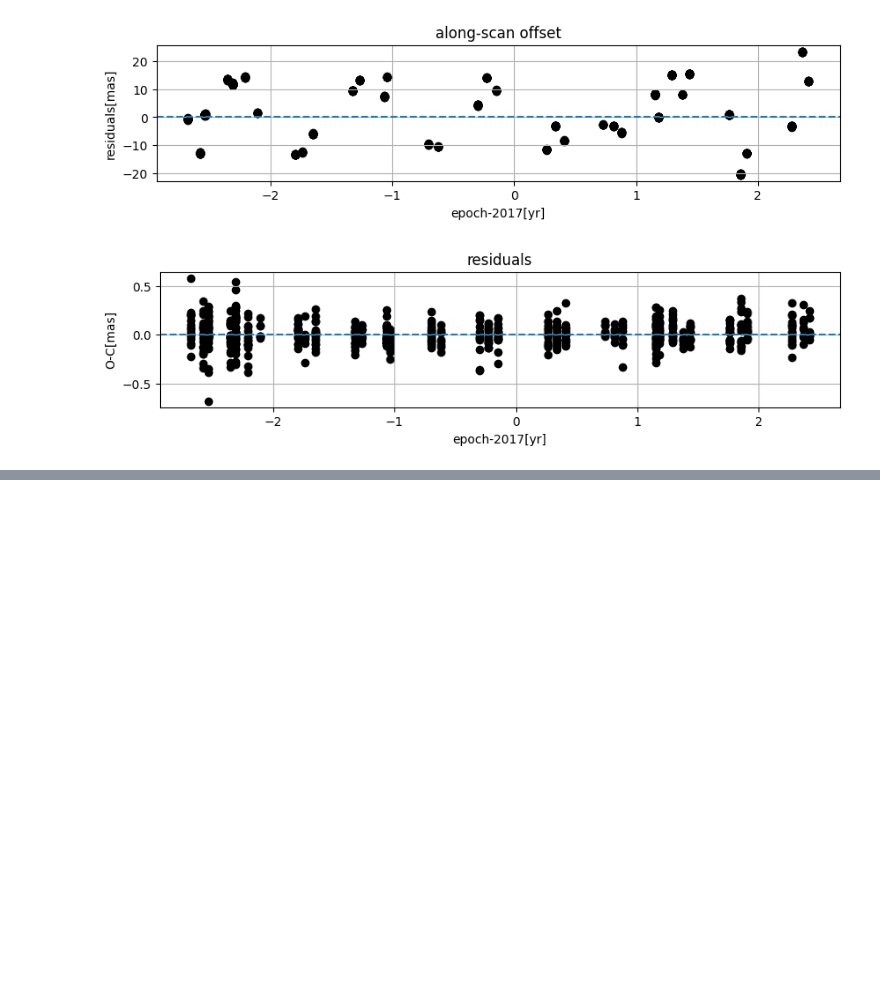
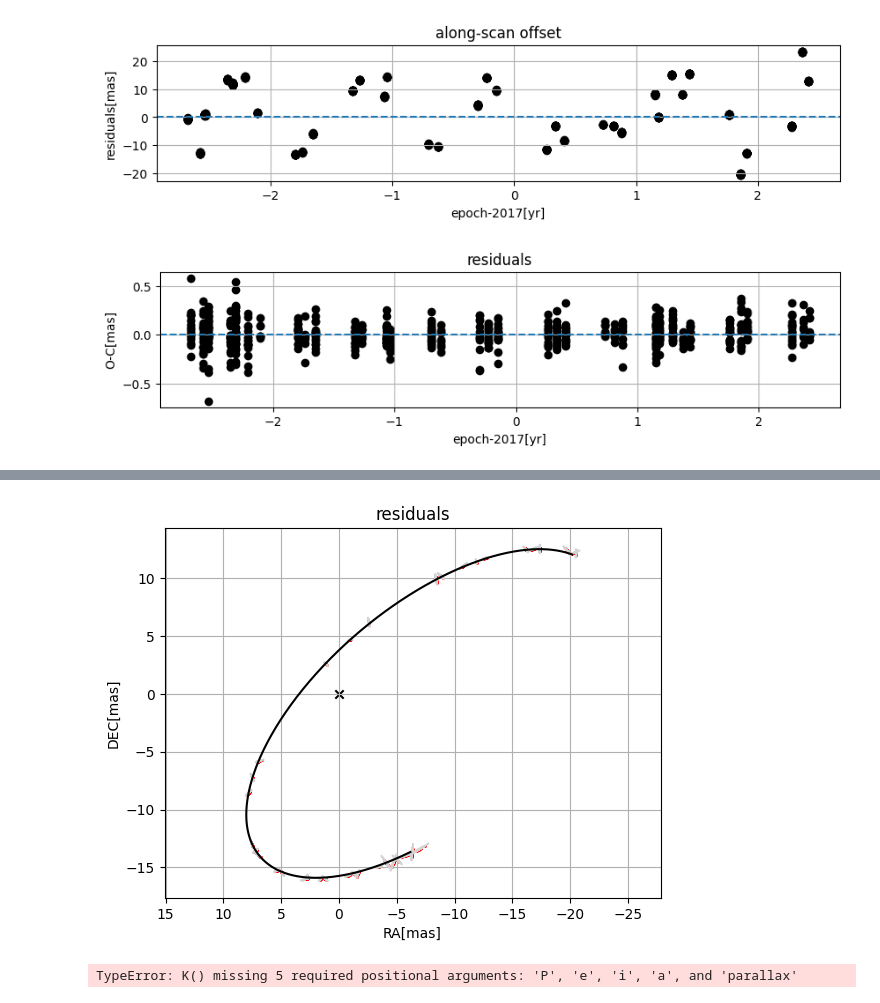
Before and after one commit to TSchiwy/ExTRA, a Jupyter notebook: play.ipynb, the cells around one changed output, grey strips where cells are left out. Saved outputs shown, nothing was run; the diff lists cells and outputs as text; code cells hidden in the pictures; blank space fills up the shorter version.

```diff
--- a/play.ipynb
+++ b/play.ipynb
@@ -278,0 +342,31 @@ np.float64(2448349.0625)
+# %%
+fit_residuals=ex.abs_res(planet_residual,fitlol.x[-6:-1],np.zeros(5),gaia[:5])
+
+x_O,y_O=ex.orbit(*fitlol.x[:7],t_gaia)
+
+res_gaia_final=fit_residuals-(A3*x_O+A4*y_O)
+
+check=ex.res_to_orbit_gaia(res_gaia_final,gaia, fitlol.x[:7])
+
+
+#ex.plot_hip(*ex.hip_2d(checking))
+
+plt.title("residuals")
+plt.ylabel("DEC[mas]")
+plt.xlabel("RA[mas]")
+plt.scatter(0,0,c="k",marker="x")
+
+ex.plot_hip_err(*check)
+plt.plot(*ex.orbit(*fit.x[:7],t_rvmod),c="k")
+
+
+
+plt.gca().invert_xaxis()
+plt.axis("equal")
+plt.grid()
+# %% [output]
+[figure, added]
+# %%
+ex.K()
+# %% [output]
+TypeError: K() missing 5 required positional arguments: 'P', 'e', 'i', 'a', and 'parallax'
```
Also changed, not shown: parts of 10 cells of this notebook, 2 other files.
